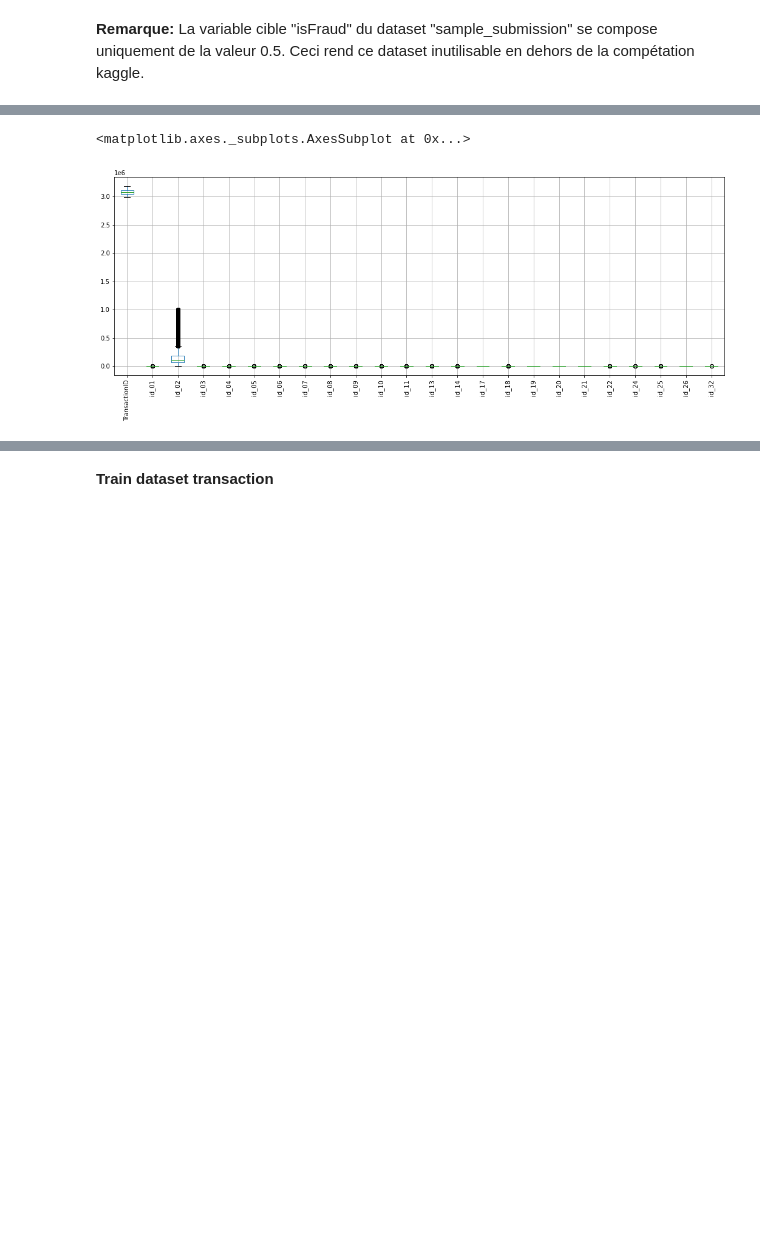
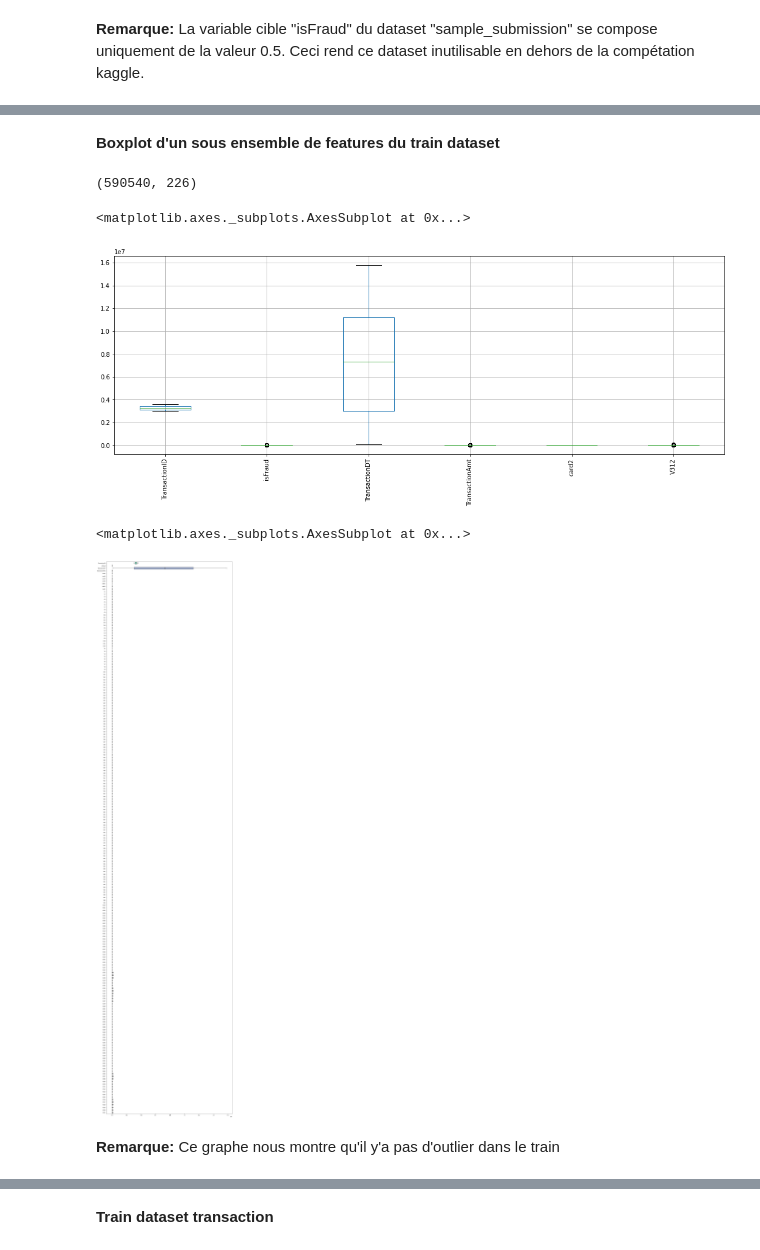
Before and after one commit to abakamousa/fraud_detection, a Jupyter notebook: Fraud_detection.ipynb, the cells around one changed output, grey strips where cells are left out. Cells and saved outputs as stored; diff of their text form; code cells hidden in the pictures; blank space fills up the shorter version.

```diff
--- a/Fraud_detection.ipynb
+++ b/Fraud_detection.ipynb
@@ -216,5 +240,19 @@ Wall time: 79.3 ms
+# %% [markdown]
+**Boxplot d'un sous ensemble de features du train dataset**
+# %%
+train.shape
+# %% [output]
+(590540, 226)
 # %%
-df_identity_red.boxplot(figsize=(18,6), rot=90)
+
+train.boxplot(column=['TransactionID', 'isFraud', 'TransactionDT', 'TransactionAmt', 'card2', 'V312'], figsize=(18,6), rot=90)
 # %% [output]
 <matplotlib.axes._subplots.AxesSubplot at 0x...>
-[figure, old version]
+[figure, new version]
+# %%
+sns.boxplot(data=train, orient="h", palette="Set2")
+# %% [output]
+<matplotlib.axes._subplots.AxesSubplot at 0x...>
+[figure, added]
+# %% [markdown]
+**Remarque:** Ce graphe nous montre qu'il y'a pas d'outlier dans le train
```
Also changed, not shown: parts of 34 cells of this notebook.
